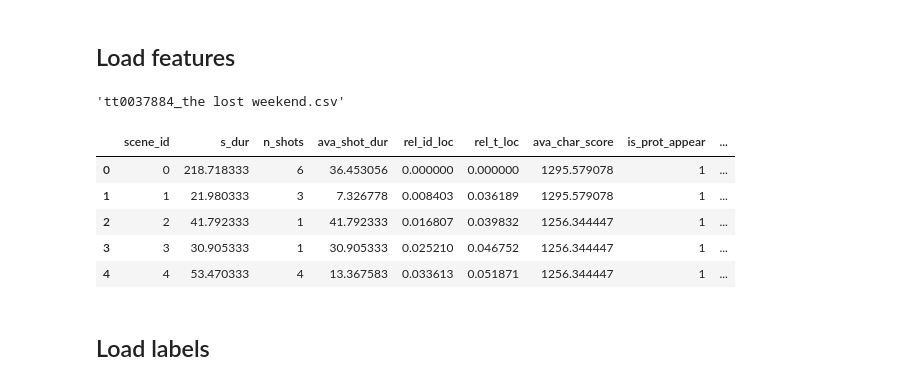
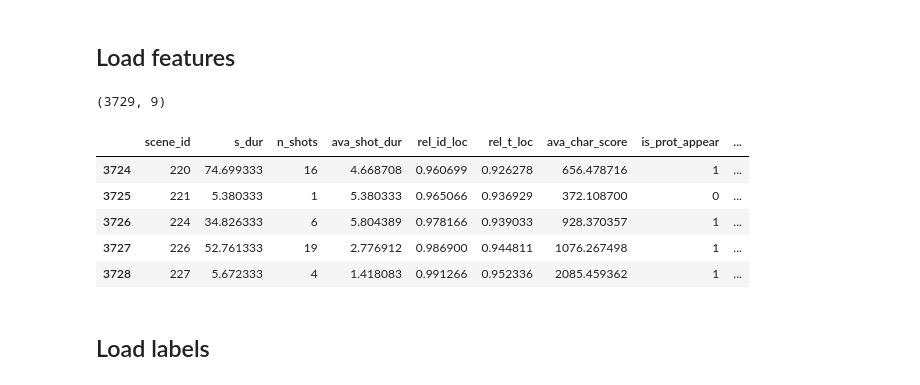
Before and after one commit to C7A7A/story-beats, a Jupyter notebook: story-beats.ipynb, the cells around one changed output. Cells and saved outputs as stored; diff of their text form; code cells hidden in the pictures.

```diff
--- a/story-beats.ipynb
+++ b/story-beats.ipynb
@@ -43,0 +30,16 @@ timestamps.head()
+# %%
+def prepare_csv(path, movie_name):
+    df = pd.read_csv(path)
+    df.rename(columns={"Unnamed: 0": "scene_id"}, inplace=True)
+    df["movie"] = movie_name
+    return df
+# %%
+dfs = []
+for idx, file in enumerate(files):
+    timestamp_path = os.path.join(TIMESTAMPS_PATH, file)
+    df = prepare_csv(timestamp_path, movies[idx])
+    dfs.append(df)
+
+timestamps = pd.concat(dfs, ignore_index=True)
+print(timestamps.shape)
+timestamps.tail()
@@ -46,21 +64,20 @@ timestamps.head()
 # %%
-sample_feature_file = sample_file.replace("_timestamps", "")
-sample_feature_file
+dfs = []
+for idx, file in enumerate(files):
+    feature_path = os.path.join(FEATURES_PATH, feature_files[idx])
+    df = prepare_csv(feature_path, movies[idx])
+    dfs.append(df)
+
+features = pd.concat(dfs, ignore_index=True)
+print(features.shape)
+features.tail()
 # %% [output]
-'tt0037884_the lost weekend.csv'
+(3729, 9)
+|  | scene_id | s_dur | n_shots | ava_shot_dur | rel_id_loc | rel_t_loc | ava_char_score | is_prot_appear | ... |
+| 3724 | 220 | 74.699333 | 16 | 4.668708 | 0.960699 | 0.926278 | 656.478716 | 1 | ... |
+| 3725 | 221 | 5.380333 | 1 | 5.380333 | 0.965066 | 0.936929 | 372.108700 | 0 | ... |
+| 3726 | 224 | 34.826333 | 6 | 5.804389 | 0.978166 | 0.939033 | 928.370357 | 1 | ... |
+| 3727 | 226 | 52.761333 | 19 | 2.776912 | 0.986900 | 0.944811 | 1076.267498 | 1 | ... |
+| 3728 | 227 | 5.672333 | 4 | 1.418083 | 0.991266 | 0.952336 | 2085.459362 | 1 | ... |
-# %%
-sample_feature_path = os.path.join(FEATURES_PATH, sample_feature_file)
-
-features = pd.read_csv(sample_feature_path)
-features.rename(columns={"Unnamed: 0": "scene_id"}, inplace=True)
-features["movie"] = movie_name
-features.head()
-# %% [output]
-|  | scene_id | s_dur | n_shots | ava_shot_dur | rel_id_loc | rel_t_loc | ava_char_score | is_prot_appear | ... |
-| 0 | 0 | 218.718333 | 6 | 36.453056 | 0.000000 | 0.000000 | 1295.579078 | 1 | ... |
-| 1 | 1 | 21.980333 | 3 | 7.326778 | 0.008403 | 0.036189 | 1295.579078 | 1 | ... |
-| 2 | 2 | 41.792333 | 1 | 41.792333 | 0.016807 | 0.039832 | 1256.344447 | 1 | ... |
-| 3 | 3 | 30.905333 | 1 | 30.905333 | 0.025210 | 0.046752 | 1256.344447 | 1 | ... |
-| 4 | 4 | 53.470333 | 4 | 13.367583 | 0.033613 | 0.051871 | 1256.344447 | 1 | ... |
 # %% [markdown]
 ## Load labels
```
Also changed, not shown: parts of 28 cells of this notebook, 2 other files.
